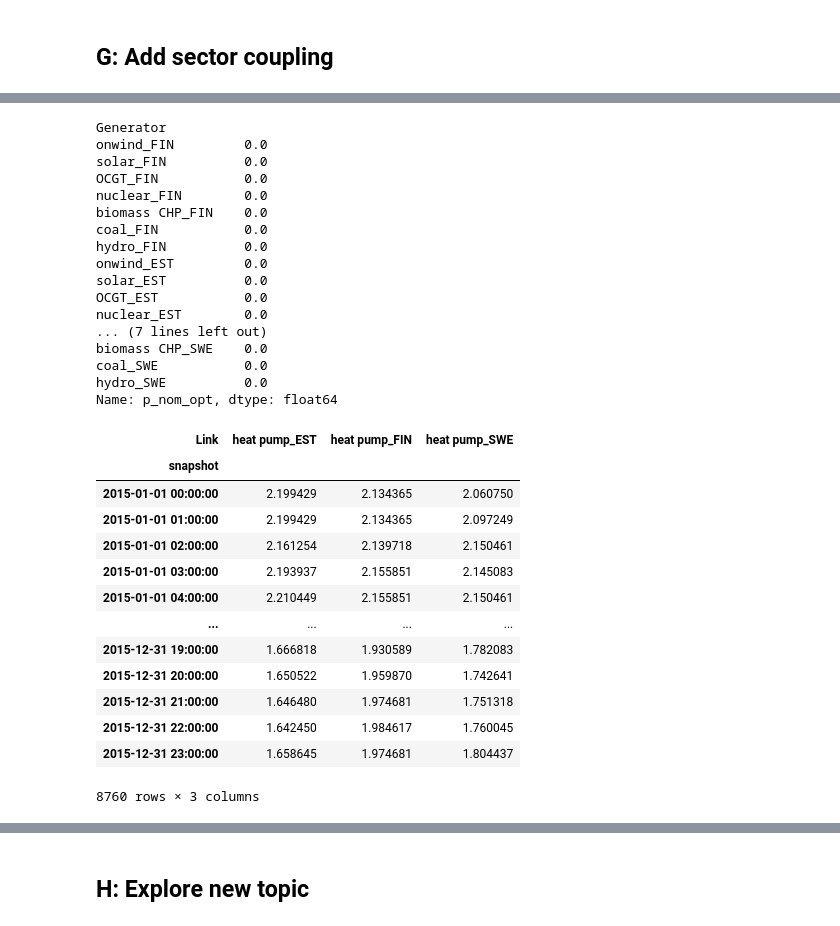
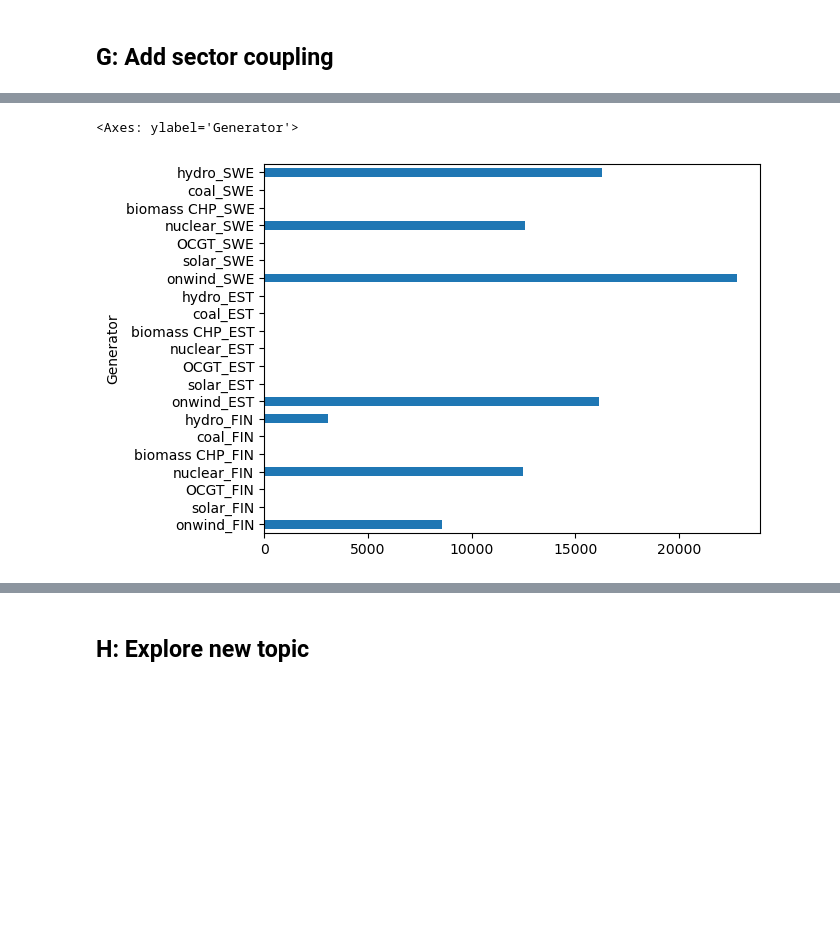
Before and after one commit to NicolineSimoneDTU/Integrated_Project, a Jupyter notebook: project.ipynb, the cells around one changed output, grey strips where cells are left out. Cells and saved outputs as stored; diff of their text form; code cells hidden in the pictures; blank space fills up the shorter version.

```diff
--- a/project.ipynb
+++ b/project.ipynb
@@ -902,37 +971,5 @@ Name: p_nom_opt, dtype: float64
 # %%
-network.generators.p_nom_opt
+network.generators.p_nom_opt.plot.barh()
 # %% [output]
-Generator
-onwind_FIN         0.0
-solar_FIN          0.0
-OCGT_FIN           0.0
-nuclear_FIN        0.0
-biomass CHP_FIN    0.0
-coal_FIN           0.0
-hydro_FIN          0.0
-onwind_EST         0.0
-solar_EST          0.0
-OCGT_EST           0.0
-nuclear_EST        0.0
-... (7 lines left out)
-biomass CHP_SWE    0.0
-coal_SWE           0.0
-hydro_SWE          0.0
-Name: p_nom_opt, dtype: float64
+<Axes: ylabel='Generator'>
+[figure, added]
-# %%
-network.links_t.efficiency
-# %% [output]
-| Link | heat pump_EST | heat pump_FIN | heat pump_SWE |
-| snapshot |  |  |  |
-| 2015-01-01 00:00:00 | 2.199429 | 2.134365 | 2.060750 |
-| 2015-01-01 01:00:00 | 2.199429 | 2.134365 | 2.097249 |
-| 2015-01-01 02:00:00 | 2.161254 | 2.139718 | 2.150461 |
-| 2015-01-01 03:00:00 | 2.193937 | 2.155851 | 2.145083 |
-| 2015-01-01 04:00:00 | 2.210449 | 2.155851 | 2.150461 |
-| ... | ... | ... | ... |
-| 2015-12-31 19:00:00 | 1.666818 | 1.930589 | 1.782083 |
-| 2015-12-31 20:00:00 | 1.650522 | 1.959870 | 1.742641 |
-| 2015-12-31 21:00:00 | 1.646480 | 1.974681 | 1.751318 |
-| 2015-12-31 22:00:00 | 1.642450 | 1.984617 | 1.760045 |
-| 2015-12-31 23:00:00 | 1.658645 | 1.974681 | 1.804437 |
-8760 rows × 3 columns
```
Also changed, not shown: parts of 18 cells of this notebook.
